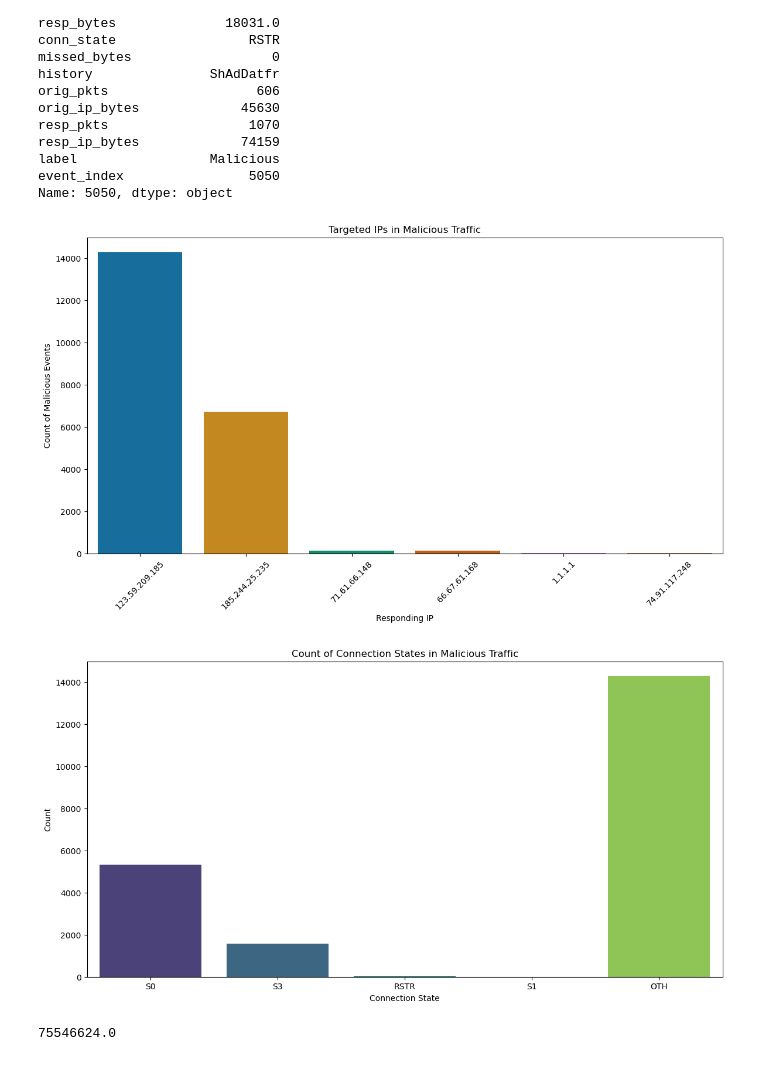
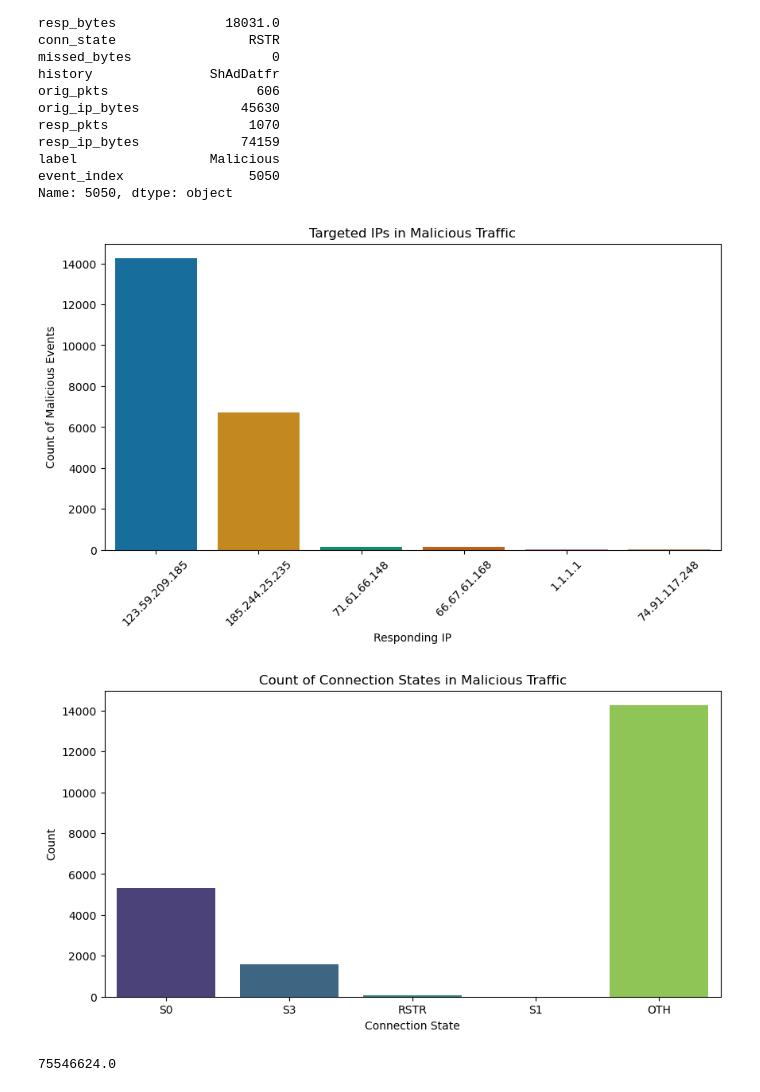
Before and after one commit to sdave777/Internet-of-Things_IDS_Data, a Jupyter notebook: Scratch.ipynb, the cells around one changed output. Cells and saved outputs as stored; diff of their text form; code cells hidden in the pictures.

```diff
--- a/Scratch.ipynb
+++ b/Scratch.ipynb
@@ -252,25 +266,25 @@ Name: 5050, dtype: object
 # %%
 malicious_resp_ip_counts = malicious_data['id.resp_h'].value_counts().reset_index()
 malicious_resp_ip_counts.columns = ['id.resp_h', 'count']
 
-plt.figure(figsize=(14, 7))
+plt.figure(figsize=(10, 5))
 sns.barplot(data=malicious_resp_ip_counts.head(20), x='id.resp_h', y='count', palette='colorblind')
 plt.title('Targeted IPs in Malicious Traffic')
 plt.xlabel('Responding IP')
 plt.ylabel('Count of Malicious Events')
 plt.xticks(rotation=45)
 plt.show()
 # %% [output]
-[figure, old version]
+[figure, new version]
 # %%
-plt.figure(figsize=(14, 7))
+plt.figure(figsize=(10, 5))
 sns.countplot(data=malicious_data, x='conn_state', palette='viridis')
 plt.title('Count of Connection States in Malicious Traffic')
 plt.xlabel('Connection State')
 plt.ylabel('Count')
 plt.show()
 # %% [output]
-[figure, old version]
+[figure, new version]
 # %%
 malicious_data['orig_bytes'].max()
 # %% [output]
```
Also changed, not shown: parts of 9 cells of this notebook, 8 other files.
